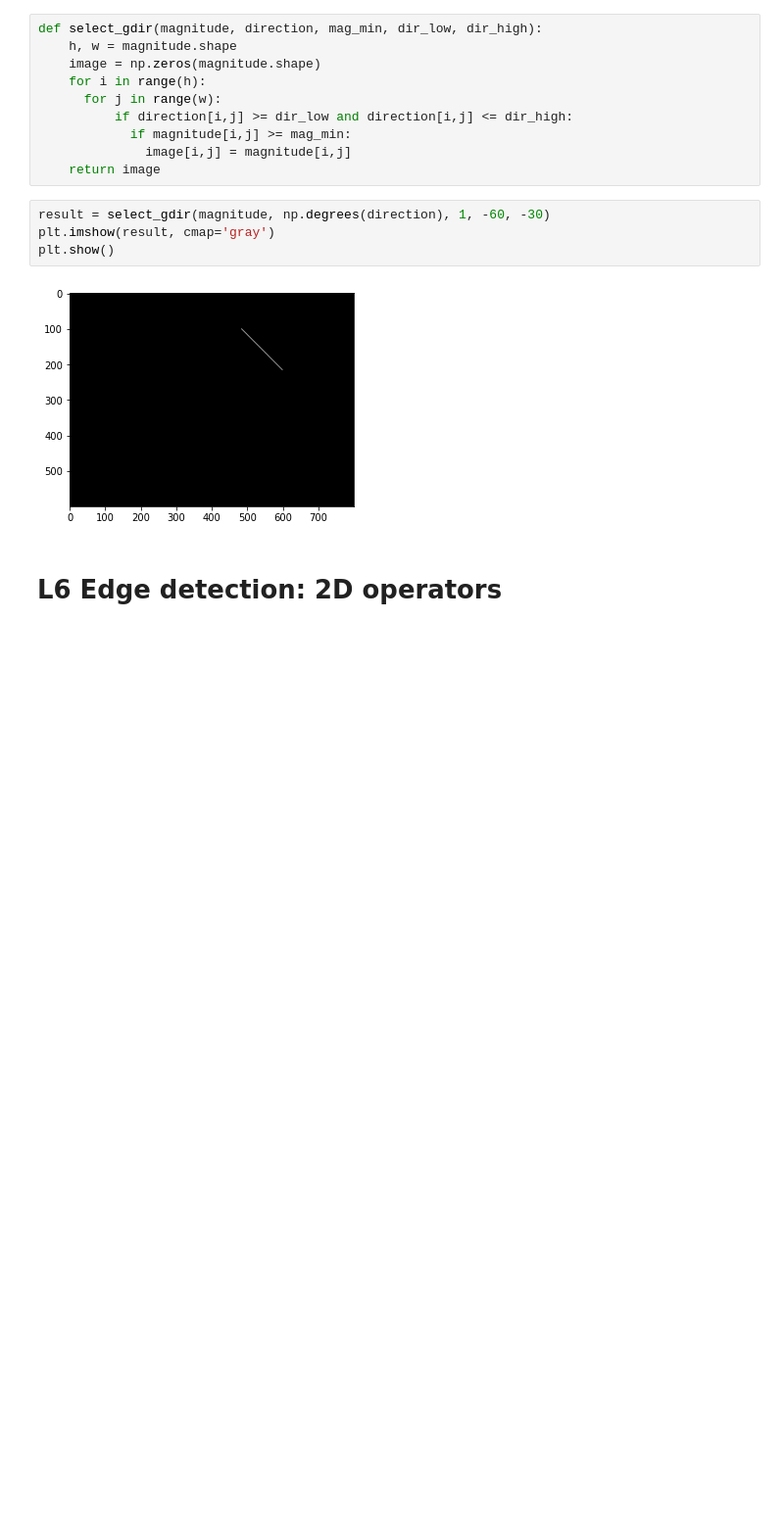
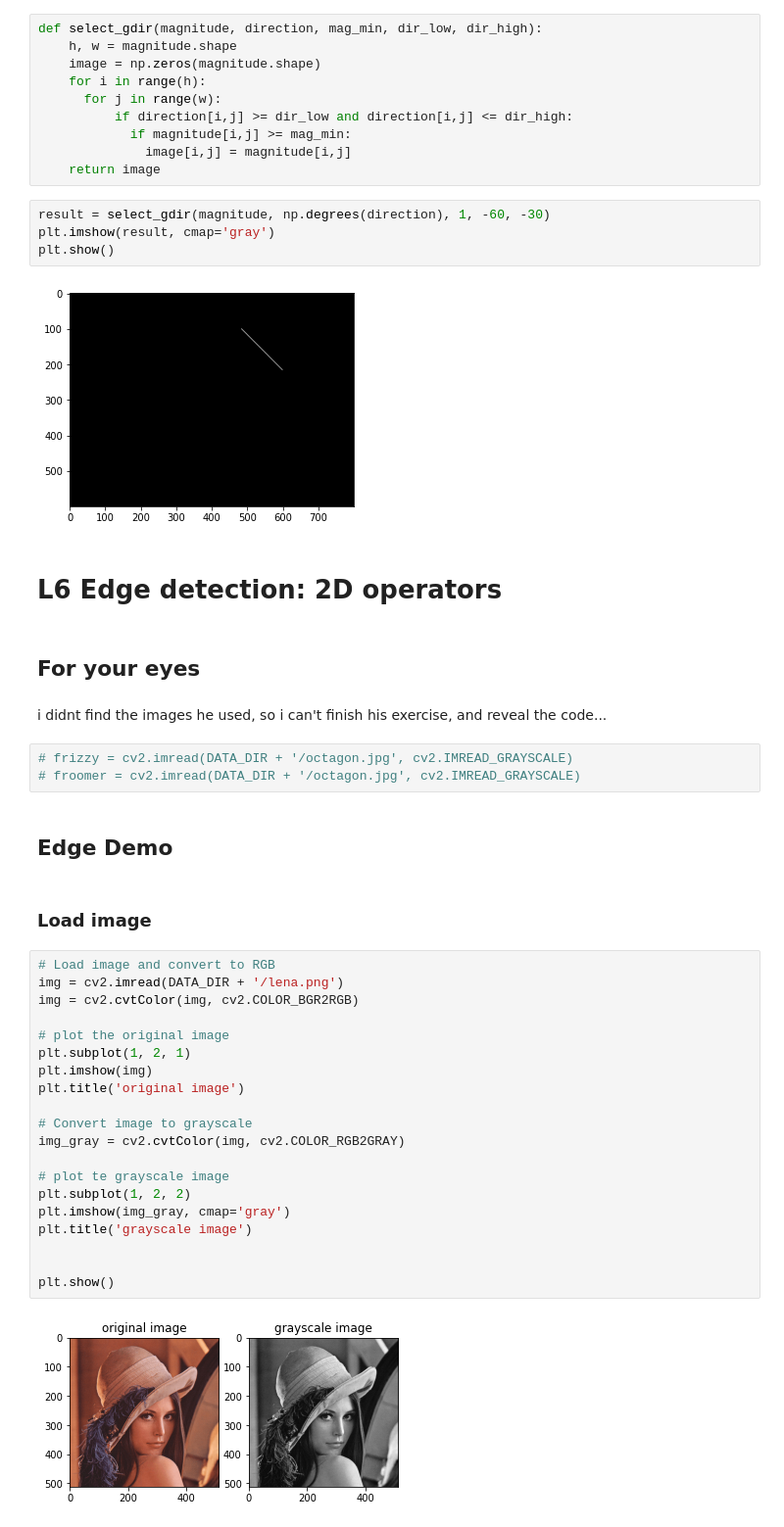
Before and after one commit to aten2001/CS6476-CV-1, a Jupyter notebook: 2A Linear image processing/In Class.ipynb, the cells around one changed output. Shown at 98% size. Saved outputs shown, nothing was run; the diff lists cells and outputs as text; blank space fills up the shorter version.

```diff
--- a/2A Linear image processing/In Class.ipynb
+++ b/2A Linear image processing/In Class.ipynb
@@ -272,3 +276,36 @@ plt.show()
 [figure]
 # %% [markdown]
 # L6 Edge detection: 2D operators
+# %% [markdown]
+## For your eyes
+# %% [markdown]
+i didnt find the images he used, so i can't finish his exercise, and reveal the code...
+# %%
+# frizzy = cv2.imread(DATA_DIR + '/octagon.jpg', cv2.IMREAD_GRAYSCALE)
+# froomer = cv2.imread(DATA_DIR + '/octagon.jpg', cv2.IMREAD_GRAYSCALE)
+# %% [markdown]
+## Edge Demo
+# %% [markdown]
+### Load image
+# %%
+# Load image and convert to RGB
+img = cv2.imread(DATA_DIR + '/lena.png')
+img = cv2.cvtColor(img, cv2.COLOR_BGR2RGB)
+
+# plot the original image
+plt.subplot(1, 2, 1)
+plt.imshow(img)
+plt.title('original image')
+
+# Convert image to grayscale
+img_gray = cv2.cvtColor(img, cv2.COLOR_RGB2GRAY)
+
+# plot te grayscale image
+plt.subplot(1, 2, 2)
+plt.imshow(img_gray, cmap='gray')
+plt.title('grayscale image')
+
+
+plt.show()
+# %% [output]
+[figure, added]
```
Also changed, not shown: parts of 10 cells of this notebook, 2 other files.
